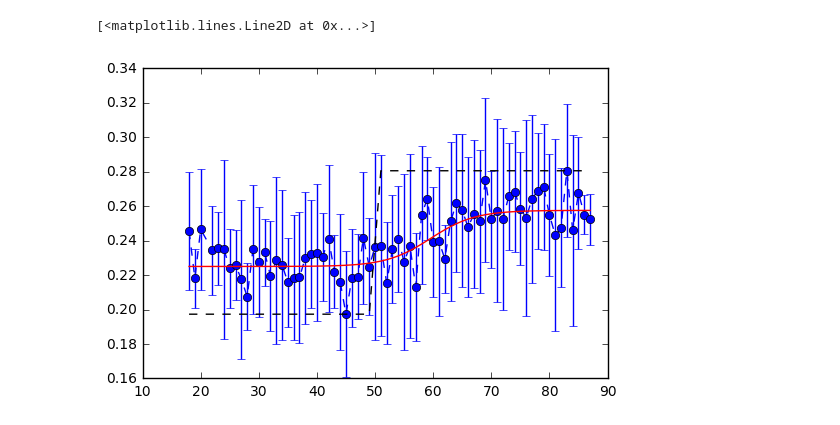
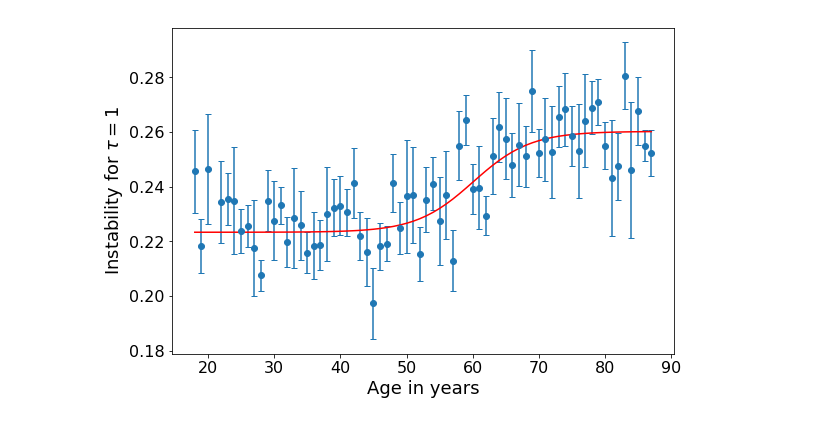
Before and after one commit to hstrey/fMRI-analysis, a Jupyter notebook: Instability.ipynb, the cells around one changed output. Cells and saved outputs as stored; diff of their text form; code cells hidden in the pictures.

```diff
--- a/Instability.ipynb
+++ b/Instability.ipynb
@@ -7,4 +1,22 @@ import pandas as pd
+# %%
+%matplotlib inline
+import numpy as np
+import matplotlib.pylab as plt
+import lmfit as lm
+import pandas as pd
+
+SMALL_SIZE = 16
+MEDIUM_SIZE = 18
+BIGGER_SIZE = 20
+
+plt.rc('font', size=SMALL_SIZE)          # controls default text sizes
+plt.rc('axes', titlesize=SMALL_SIZE)     # fontsize of the axes title
+plt.rc('axes', labelsize=MEDIUM_SIZE)    # fontsize of the x and y labels
+plt.rc('xtick', labelsize=SMALL_SIZE)    # fontsize of the tick labels
+plt.rc('ytick', labelsize=SMALL_SIZE)    # fontsize of the tick labels
+plt.rc('legend', fontsize=SMALL_SIZE)    # legend fontsize
+plt.rc('figure', titlesize=BIGGER_SIZE)  # fontsize of the figure title
 # %%
-instability = pd.read_csv("Instability.csv")
+instability = pd.read_csv("For_Helmut/For_Helmut_1.csv")
 instability[:5]
 # %% [output]
@@ -18,0 +29,4 @@ instability_clean = instability[instability["Instability Std"]>0]
+# %%
+instability["Instability SE"] = instability["Instability Std"]
+instability["Instability Std"] = instability["Instability Std"]*np.sqrt(instability["Group Size"])
+instability[:5]
@@ -30,12 +51,12 @@ def sigmoid(x,off,ampl,switchpoint,width):
 # %%
 sigmoid_Model = lm.Model(sigmoid)
 pars = sigmoid_Model.make_params()
-pars['off'].set(value=instability_clean["Instability Mean"].min(),vary=True)
-pars['ampl'].set(value=instability_clean["Instability Mean"].max()-instability_clean["Instability Mean"].min(),vary=True)
+pars['off'].set(value=instability["Instability Mean"].min(),vary=True)
+pars['ampl'].set(value=instability["Instability Mean"].max()-instability["Instability Mean"].min(),vary=True)
 pars['switchpoint'].set(value=50,vary=True)
 pars['width'].set(value=.1,vary=True)
 
-out = sigmoid_Model.fit(instability_clean["Instability Mean"], pars, x=instability_clean["Age"], weights=1/instability_clean["Instability Std"])
+out = sigmoid_Model.fit(instability["Instability Mean"], pars, x=instability["Age"], weights=1/instability["Instability Std"])
 print(out.fit_report(min_correl=0.25))
 # %% [output]
 [[Model]]
@@ -61,10 +96,14 @@ print(out.fit_report(min_correl=0.25))
 # %%
-plt.errorbar(instability_clean["Age"],
-             instability_clean["Instability Mean"],
-             yerr=instability_clean["Instability Std"],
-             fmt="--o")
+plt.figure(figsize=(9,6))
+plt.errorbar(instability["Age"],
+             instability["Instability Mean"],
+             yerr=instability["Instability Std"],
+             fmt="o",
+             capsize=3)
 #plt.plot(instability_clean["Age"], out.init_fit, 'k--')
-plt.plot(instability_clean["Age"], out.best_fit, 'r-')
+plt.plot(instability["Age"], out.best_fit, 'r-')
+plt.xlabel("Age in years")
+plt.ylabel(r"Instability for $\tau=1$")
+plt.savefig("Instability_tau_1_SD.png")
 # %% [output]
-[<matplotlib.lines.Line2D at 0x...>]
-[figure, old version]
+[figure, new version]
```
Also changed, not shown: parts of 8 cells of this notebook, 11 other files.
